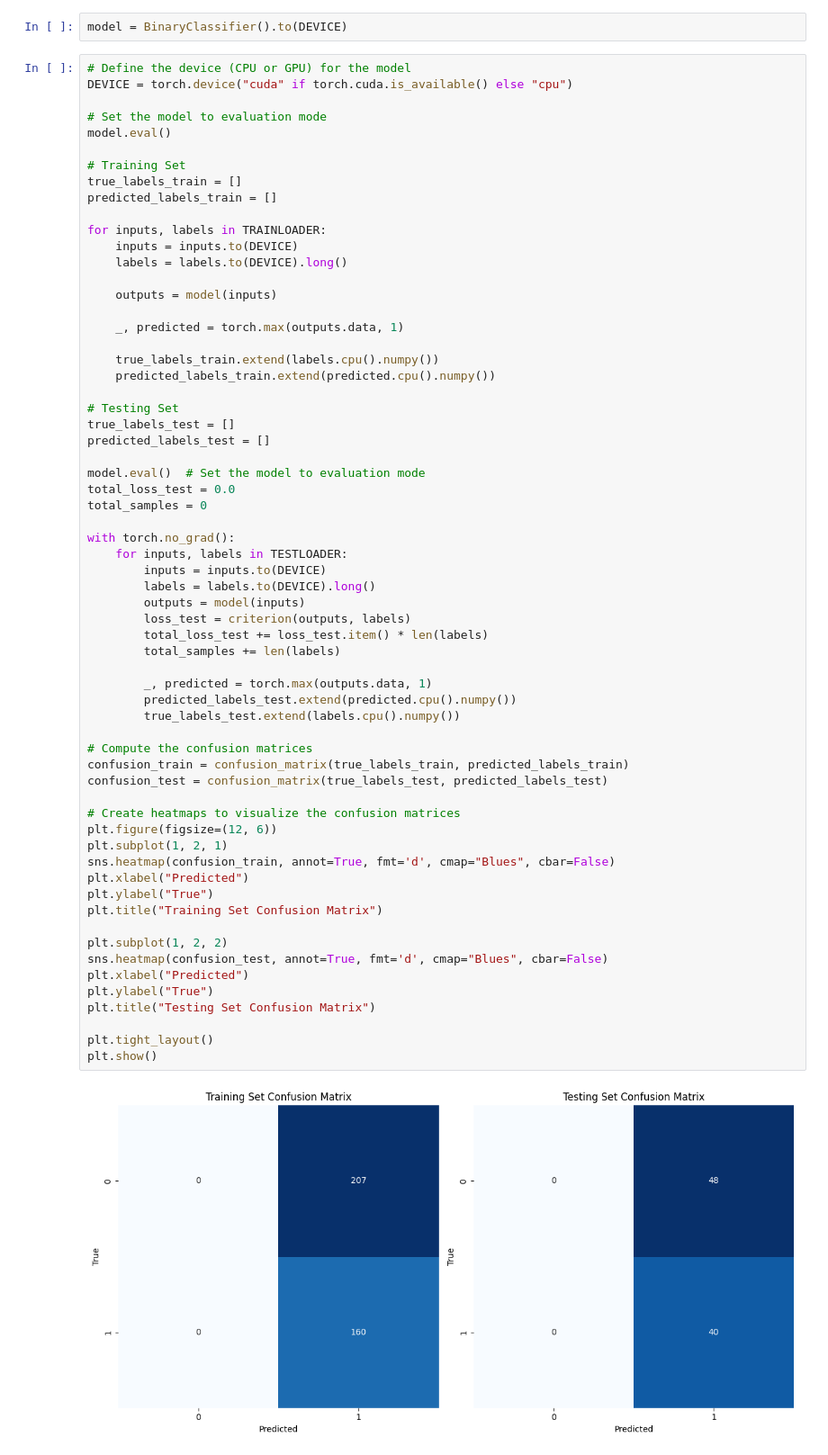
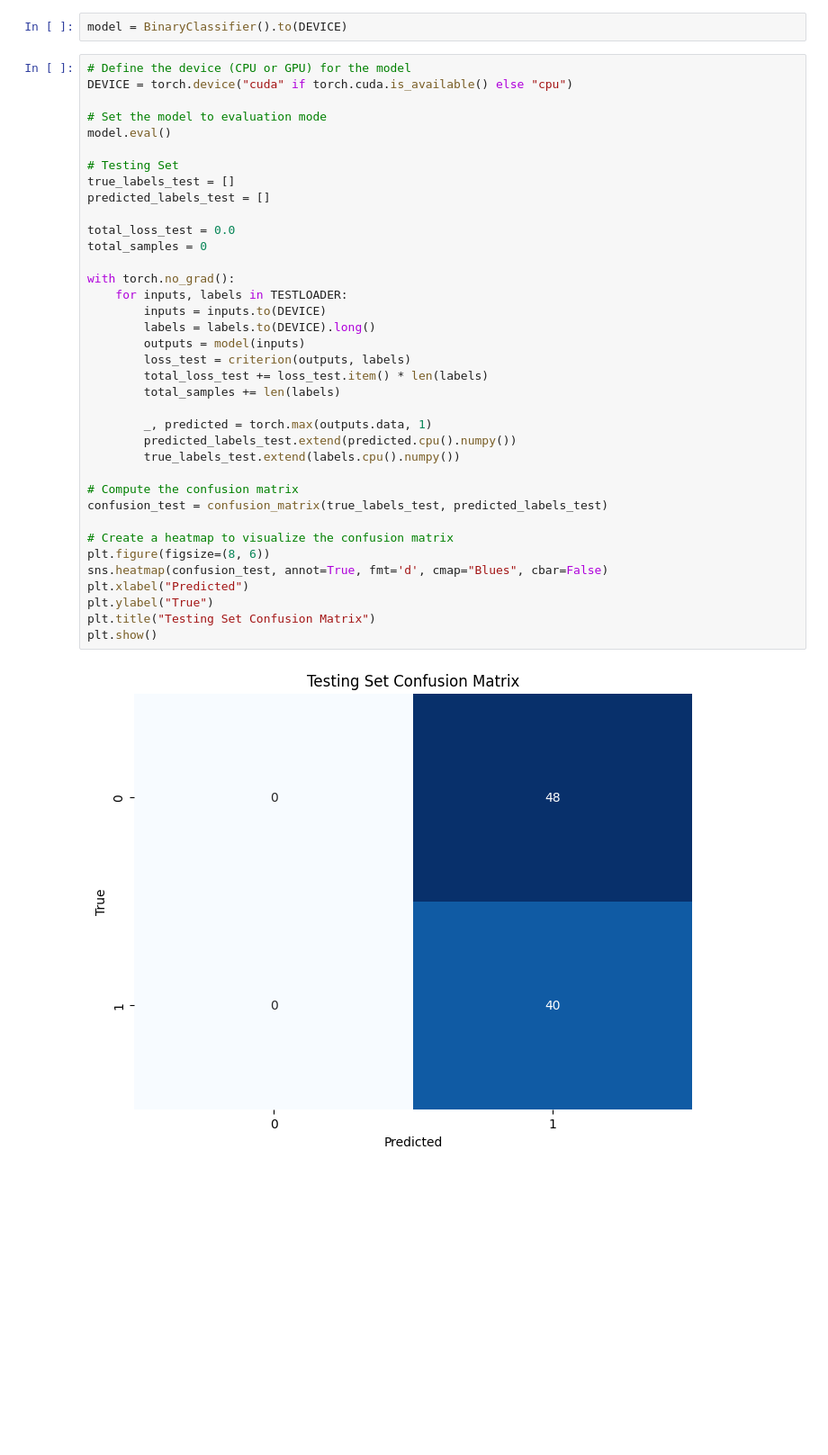
Before and after one commit to dinhanit/Abnormal_Behavior, a Jupyter notebook: Source/Model/analyze_model.ipynb, the cells around one changed output. Shown at 90% size. Drawn from its saved outputs; the diff is of its cells as text; blank space fills up the shorter version.

Commit message:
update confusion matrix computation

```diff
--- a/Source/Model/analyze_model.ipynb
+++ b/Source/Model/analyze_model.ipynb
@@ -84,61 +84,35 @@ DEVICE = torch.device("cuda" if torch.cuda.is_available() else "cpu")
 # Set the model to evaluation mode
 model.eval()
 
-# Training Set
-true_labels_train = []
-predicted_labels_train = []
-
-for inputs, labels in TRAINLOADER:
-    inputs = inputs.to(DEVICE)
-    labels = labels.to(DEVICE).long()
-
-    outputs = model(inputs)
-
-    _, predicted = torch.max(outputs.data, 1)
-
-    true_labels_train.extend(labels.cpu().numpy())
-    predicted_labels_train.extend(predicted.cpu().numpy())
-
 # Testing Set
 true_labels_test = []
 predicted_labels_test = []
 
-model.eval()  # Set the model to evaluation mode
 total_loss_test = 0.0
 total_samples = 0
 
 with torch.no_grad():
     for inputs, labels in TESTLOADER:
         inputs = inputs.to(DEVICE)
         labels = labels.to(DEVICE).long()
         outputs = model(inputs)
         loss_test = criterion(outputs, labels)
         total_loss_test += loss_test.item() * len(labels)
         total_samples += len(labels)
 
         _, predicted = torch.max(outputs.data, 1)
         predicted_labels_test.extend(predicted.cpu().numpy())
         true_labels_test.extend(labels.cpu().numpy())
 
-# Compute the confusion matrices
-confusion_train = confusion_matrix(true_labels_train, predicted_labels_train)
+# Compute the confusion matrix
 confusion_test = confusion_matrix(true_labels_test, predicted_labels_test)
 
-# Create heatmaps to visualize the confusion matrices
-plt.figure(figsize=(12, 6))
-plt.subplot(1, 2, 1)
-sns.heatmap(confusion_train, annot=True, fmt='d', cmap="Blues", cbar=False)
-plt.xlabel("Predicted")
-plt.ylabel("True")
-plt.title("Training Set Confusion Matrix")
-
-plt.subplot(1, 2, 2)
+# Create a heatmap to visualize the confusion matrix
+plt.figure(figsize=(8, 6))
 sns.heatmap(confusion_test, annot=True, fmt='d', cmap="Blues", cbar=False)
 plt.xlabel("Predicted")
 plt.ylabel("True")
 plt.title("Testing Set Confusion Matrix")
-
-plt.tight_layout()
 plt.show()
 # %% [output]
-[figure, old version]
+[figure, new version]
```
Also changed, not shown: parts of 3 cells of this notebook.
